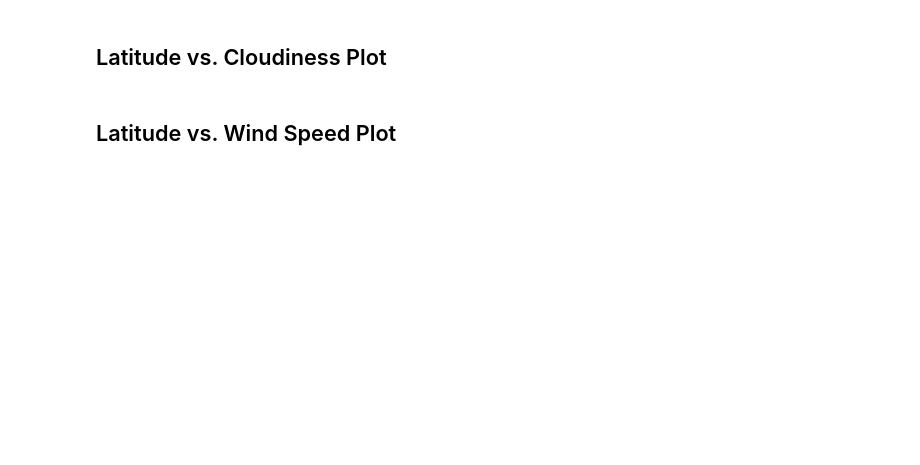
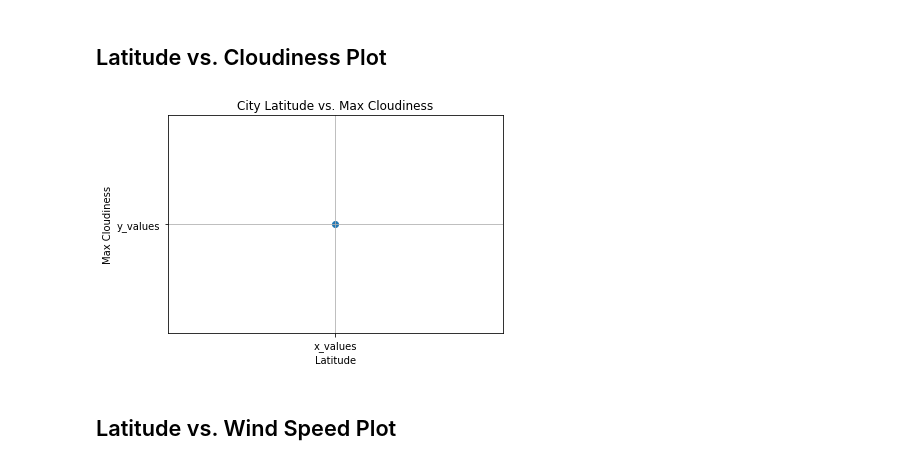
Before and after one commit to jcortez02/python_api_challenge, a Jupyter notebook: weather_py/WeatherPy.ipynb, the cells around one changed output. Saved outputs shown, nothing was run; the diff lists cells and outputs as text; code cells hidden in the pictures; blank space fills up the shorter version.

```diff
--- a/weather_py/WeatherPy.ipynb
+++ b/weather_py/WeatherPy.ipynb
@@ -165,4 +238,15 @@ plt.grid(zorder=0)
 # %% [markdown]
 ## Latitude vs. Cloudiness Plot
+# %%
+# Plot scatter plot
+x_values = weather_df['Latitude']
+y_values = weather_df['Cloudiness']
+plt.scatter('x_values','y_values')
+plt.title('City Latitude vs. Max Cloudiness')
+plt.xlabel('Latitude')
+plt.ylabel('Max Cloudiness')
+plt.grid(zorder=0)
+# %% [output]
+[figure, added]
 # %% [markdown]
 ## Latitude vs. Wind Speed Plot
```
Also changed, not shown: parts of 13 cells of this notebook, 1 other file.
